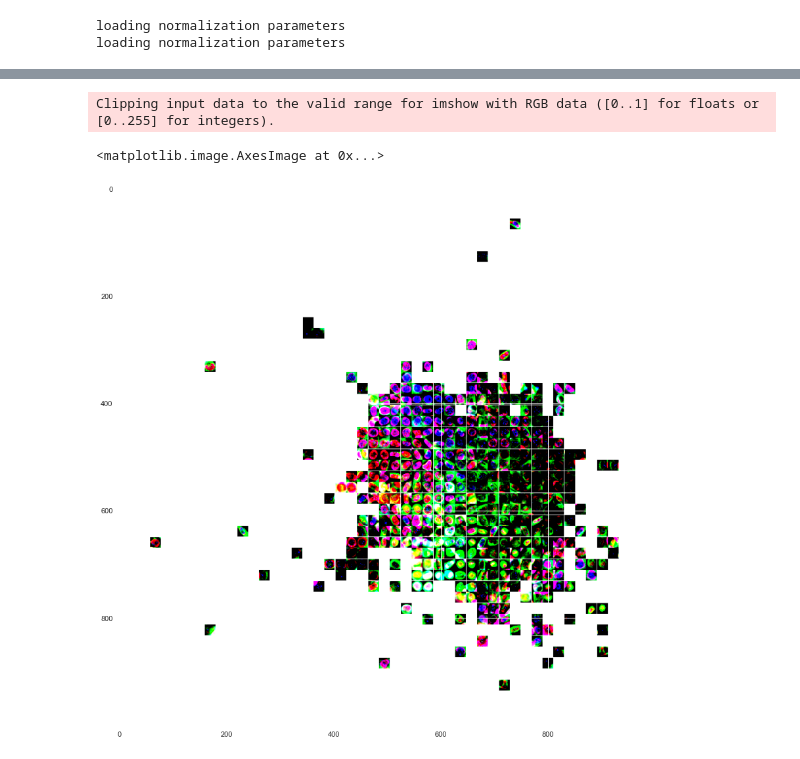
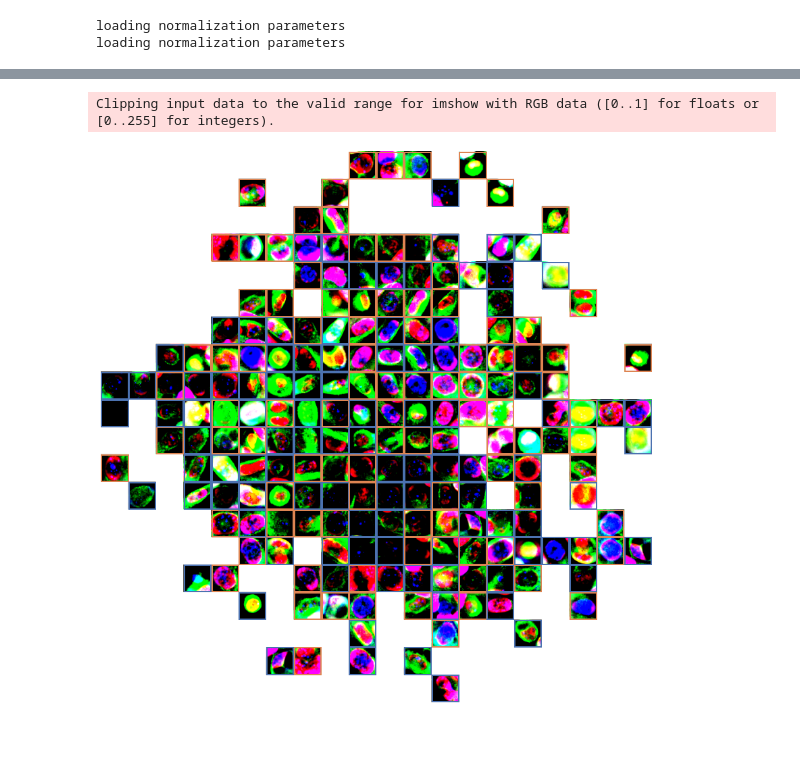
Before and after one commit to hclimente/janus, a Jupyter notebook: siamese_boyd_2019.ipynb, the cells around one changed output, grey strips where cells are left out. Drawn from its saved outputs; the diff is of its cells as text; code cells hidden in the pictures.

Commit message:
fixed tile plot

```diff
--- a/siamese_boyd_2019.ipynb
+++ b/siamese_boyd_2019.ipynb
@@ -197,12 +197,26 @@ xy_plot(x_emb, cell_line, 'UMAP')
-# %%
-from viz import plot_tiles
-
-canvas = plot_tiles(all_imgs, x_emb, 50, 50)
-
-fig, ax = plt.subplots(figsize=(15, 15))
-ax.imshow(canvas)
-# %% [output]
-Clipping input data to the valid range for imshow with RGB data ([0..1] for floats or [0..255] for integers).
-<matplotlib.image.AxesImage at 0x...>
-[figure, removed]
+# %%
+from viz import plot_tiles
+import matplotlib.patches as patches
+
+canvas, img_idx_dict = plot_tiles(all_imgs, x_emb, 20, 20)
+
+fig, ax = plt.subplots(figsize=(15, 15))
+ax.imshow(canvas)
+ax.axis('off')
+
+palette = list(sns.color_palette().as_hex())
+
+for img_key in img_idx_dict.keys():
+    xmin, xmax, ymin, ymax = img_idx_dict[img_key]
+    cls = moas[img_key].item()
+    colour = palette[0] if cls == 1 else palette[1]
+    # Create a Rectangle patch
+    line_width = 2
+    rect = patches.Rectangle((xmin+1, ymin+1), xmax-xmin-2, ymax-ymin-2,
+                             linewidth=line_width, edgecolor=colour, facecolor='none')
+    # Add the patch to the Axes
+    ax.add_patch(rect)
+# %% [output]
+Clipping input data to the valid range for imshow with RGB data ([0..1] for floats or [0..255] for integers).
+[figure, added]
 # %%
```
Also changed, not shown: parts of 5 cells of this notebook, 1 other file.
